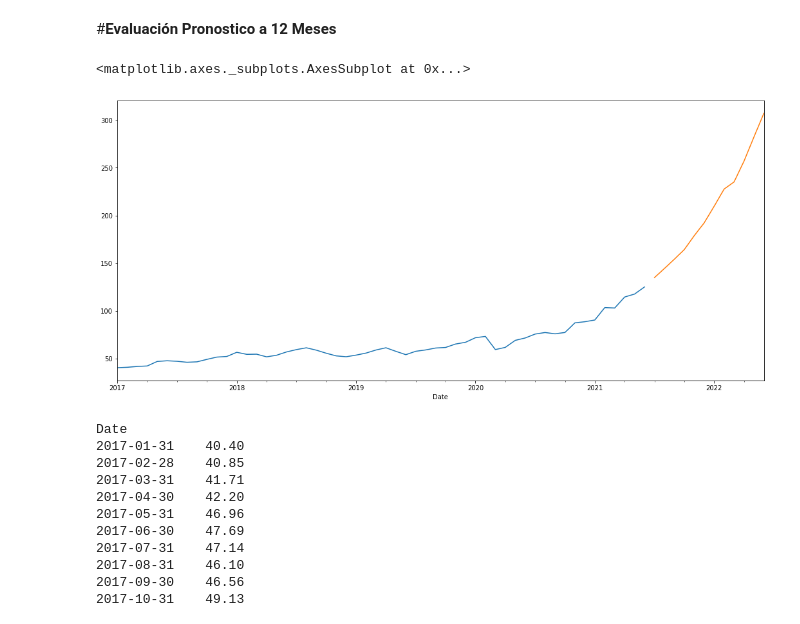
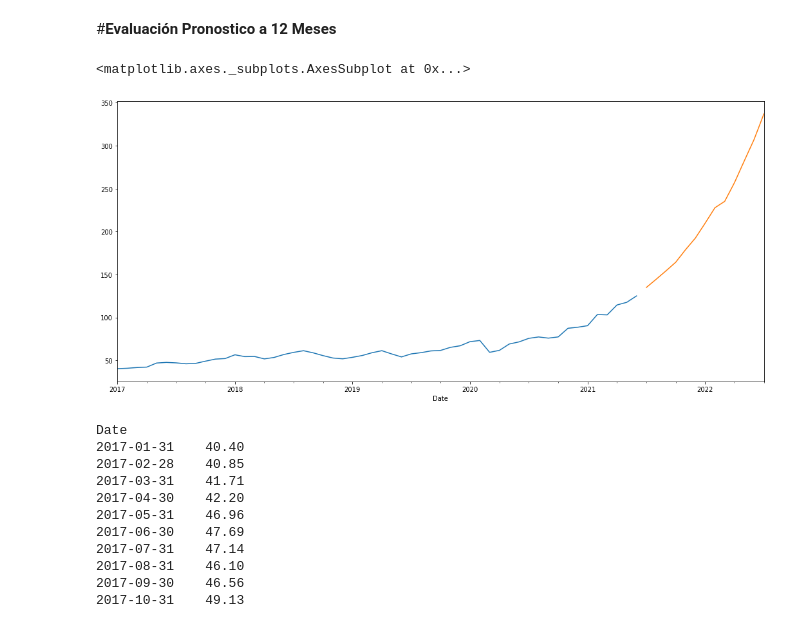
Before and after one commit to huramire/PyoyectoBanco2022, a Jupyter notebook: ProyectoCedesistemasSerieFinancieraGOOG.ipynb, the cells around one changed output. Drawn from its saved outputs; the diff is of its cells as text; code cells hidden in the pictures.

```diff
--- a/ProyectoCedesistemasSerieFinancieraGOOG.ipynb
+++ b/ProyectoCedesistemasSerieFinancieraGOOG.ipynb
@@ -537,12 +535,12 @@ print(MaeTrain)
 # %% [markdown]
 #**Evaluación Pronostico a 12 Meses**
 # %%
-Pred_uc=resultados.get_forecast(steps=12)
+Pred_uc=resultados.get_forecast(steps=13)
 y_train.plot(label="Observado")
 Pred_uc.predicted_mean.plot()
 # %% [output]
 <matplotlib.axes._subplots.AxesSubplot at 0x...>
-[figure, old version]
+[figure, new version]
 # %%
 y_train
 # %% [output]
```
Also changed, not shown: parts of 14 cells of this notebook.
